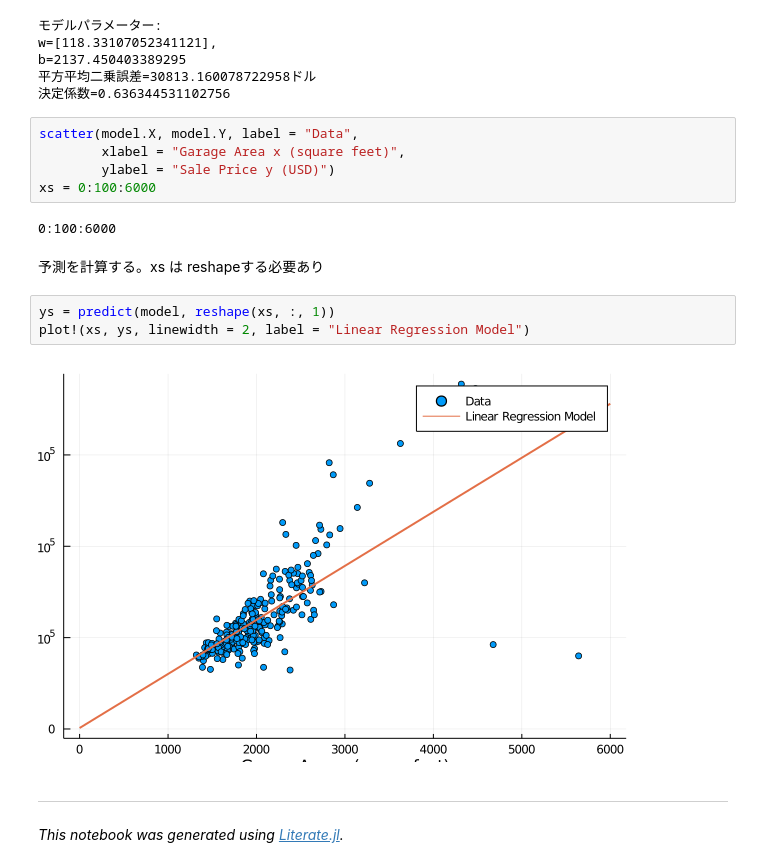
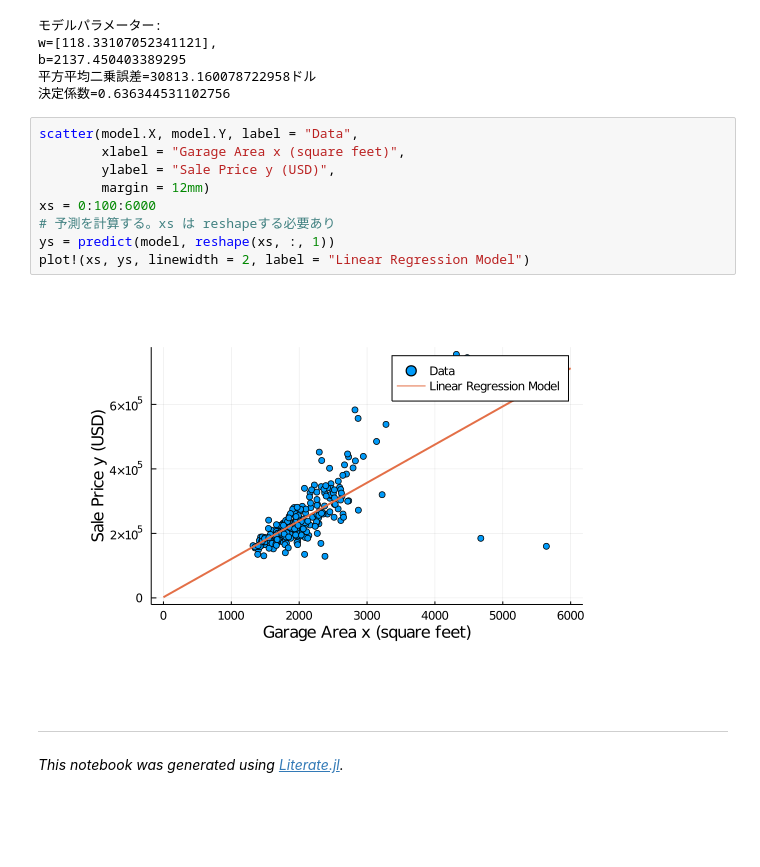
Before and after one commit to matsueushi/machine-learning-from-scratch-with-julia, a Jupyter notebook: notebook/chapter4.ipynb, the cells around one changed output. Drawn from its saved outputs; the diff is of its cells as text; blank space fills up the shorter version.

```diff
--- a/notebook/chapter4.ipynb
+++ b/notebook/chapter4.ipynb
@@ -68,17 +69,14 @@ b=2137.450403389295
 # %%
 scatter(model.X, model.Y, label = "Data",
         xlabel = "Garage Area x (square feet)",
-        ylabel = "Sale Price y (USD)")
+        ylabel = "Sale Price y (USD)",
+        margin = 12mm)
 xs = 0:100:6000
+# 予測を計算する。xs は reshapeする必要あり
+ys = predict(model, reshape(xs, :, 1))
+plot!(xs, ys, linewidth = 2, label = "Linear Regression Model")
 # %% [output]
-0:100:6000
+[figure, added]
-# %% [markdown]
-予測を計算する。xs は reshapeする必要あり
-# %%
-ys = predict(model, reshape(xs, :, 1))
-plot!(xs, ys, linewidth = 2, label = "Linear Regression Model")
-# %% [output]
-[figure, removed]
 # %% [markdown]
 ---
 
```
Also changed, not shown: parts of 1 cell of this notebook, 2 other files.
